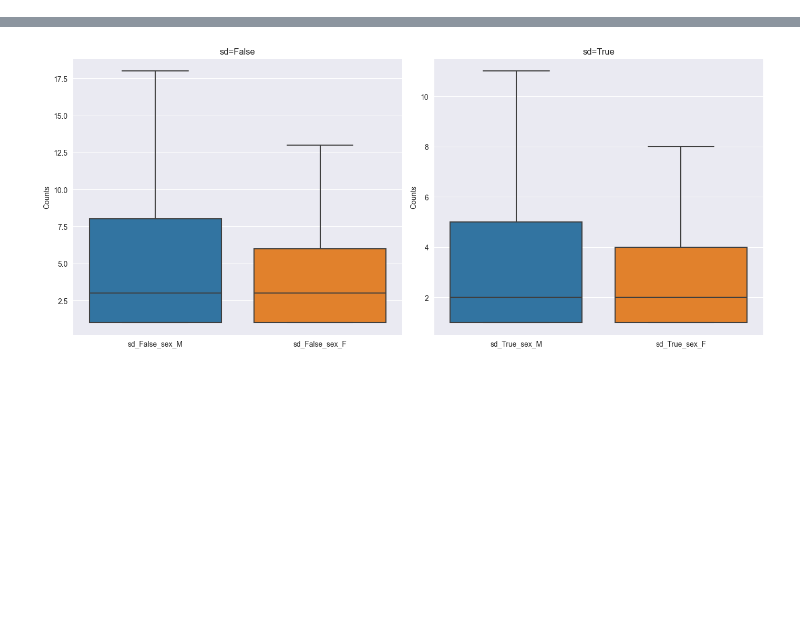
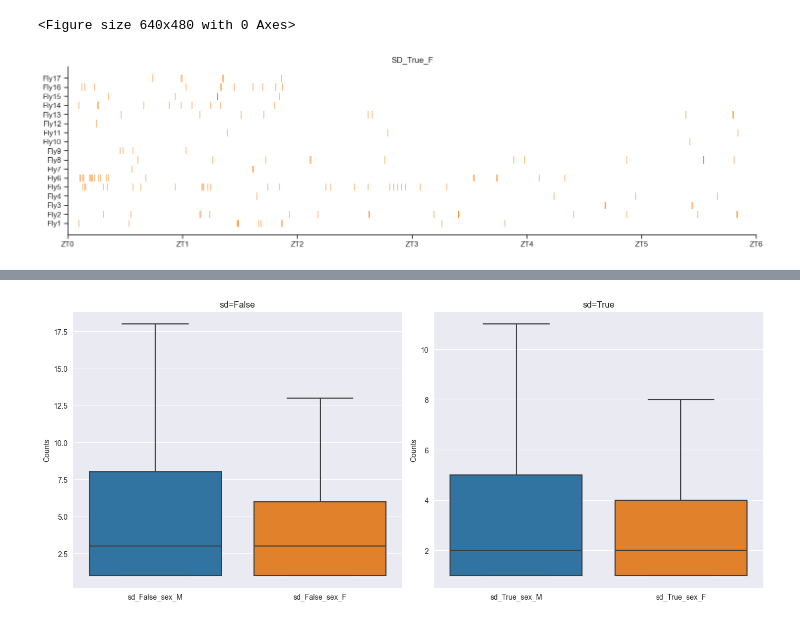
Before and after one commit to mfkeles/EZLabel, a Jupyter notebook: annotation_preprocess.ipynb, the cells around one changed output, grey strips where cells are left out. Cells and saved outputs as stored; diff of their text form; code cells hidden in the pictures; blank space fills up the shorter version.

```diff
--- a/annotation_preprocess.ipynb
+++ b/annotation_preprocess.ipynb
@@ -147,6 +159,7 @@ df_sd_false = df[~df['name'].map(name_to_sd)]
 # %%
 import matplotlib.pyplot as plt
 import matplotlib as mpl
+import seaborn as sns
 
 import numpy as np
 
@@ -155,7 +168,11 @@ mpl.rcParams['font.family'] = 'Arial'
 
 # Helper function to plot given a subset of df
 def plot_data(subset_df, color, sd, sex):
+    sns.set(style="ticks")
+    plt.clf()
     fig, ax = plt.subplots(figsize=(15, len(subset_df['name'].unique()) / 4))
+
+    color='#FF7F0E'
     unique_names = subset_df['name'].unique()
 
     for idx, name in enumerate(unique_names):
@@ -177,7 +194,7 @@ def plot_data(subset_df, color, sd, sex):
 
     title = f'SD_True_{sex}' if sd else f'SD_False_{sex}'
     ax.set_title(title)
-
+    sns.despine()
     plt.tight_layout()
     plt.savefig(f'Pump_Positions_{title}.pdf')
     plt.show()
@@ -195,6 +212,7 @@ def plot_sd_false():
     plot_data(df_sd_false, '#d62728', sd=False)
 
 def plot_sub_data(df, expt_info_df, sd, sex,plot_it):
+
     # Create mappings from expt_info_df
     name_to_sd = dict(zip(expt_info_df['ExptNames'], expt_info_df['SD']))
     name_to_sex = dict(zip(expt_info_df['ExptNames'], expt_info_df['Sex']))
@@ -204,6 +222,8 @@ def plot_sub_data(df, expt_info_df, sd, sex,plot_it):
 
     if plot_it:
         plot_data(sub_df, '#d62728', sd=sd,sex=sex)
+
+    plt.show()
 
     return sub_df,sd,sex
 
@@ -231,0 +250,10 @@ plot_sub_data(df,expt_info_df,sd=False,sex='F')
+# %%
+# Load manual annotations
+new_sd_flies = pd.read_csv(r'Y:\DeepSleepPaperData\ManuallyAnnotatedSD\ProbPumping_data.csv')
+# %%
+new_sd_flies['pump_pos'] = ((new_sd_flies['start_idx'] + new_sd_flies['stop_idx']) / 2).astype(int)
+new_sd_flies = new_sd_flies.rename(columns = {'region':'name'})
+sub_df,_,_ = plot_sub_data(df,expt_info_df,sd=True,sex='F',plot_it=False)
+
+# Concat the new data with the old data
+sub_df_new = pd.concat([sub_df, new_sd_flies], ignore_index=True)
@@ -231,0 +298,5 @@ plot_sub_data(df,expt_info_df,sd=False,sex='F')
+# %%
+plot_data(sub_df_new, '#d62728', sd=True,sex='F')
+# %% [output]
+<Figure size 640x480 with 0 Axes>
+[figure, added]
```
Also changed, not shown: parts of 32 cells of this notebook, 2 other files.
